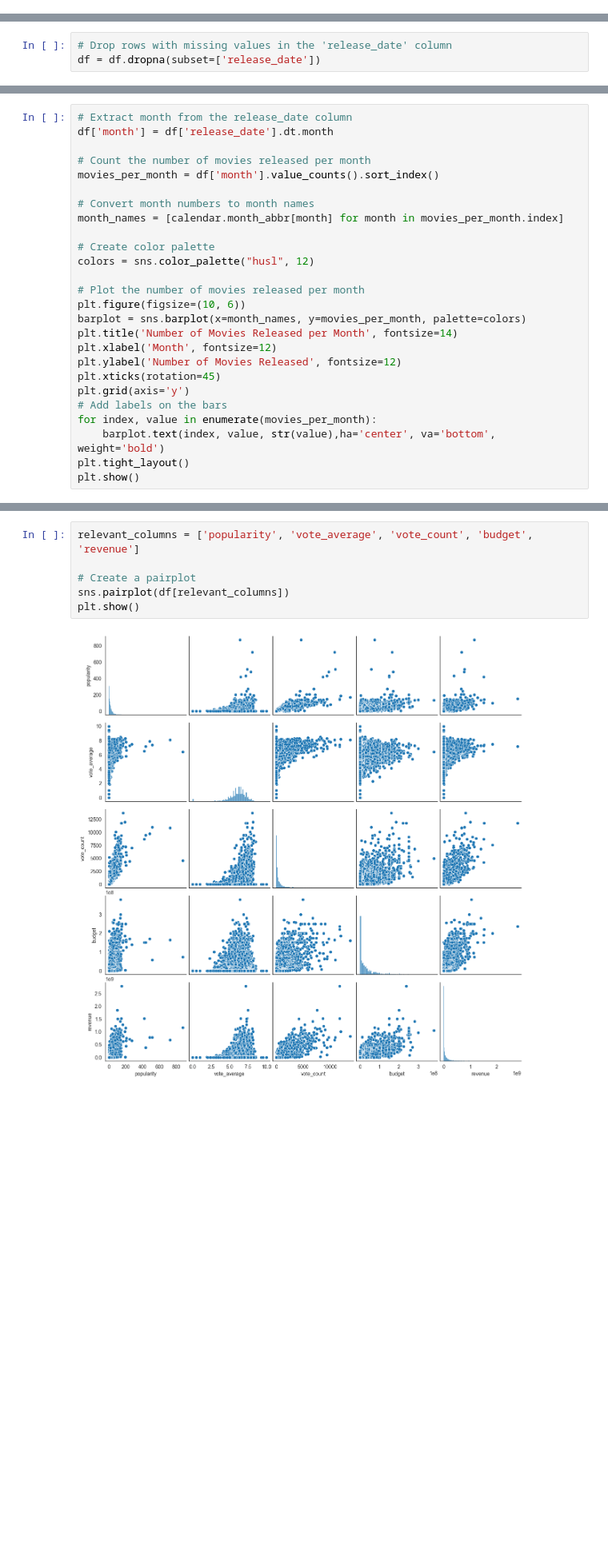
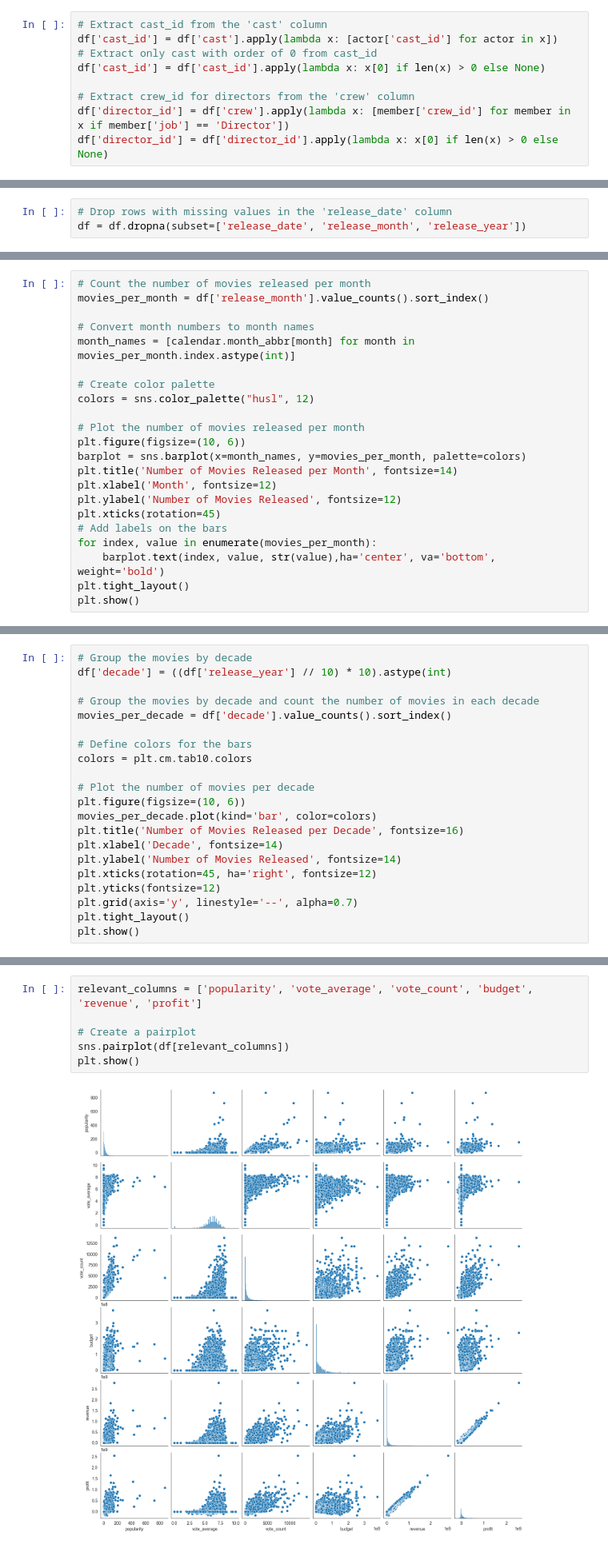
Before and after one commit to FatemehCh97/TMDB-Movie-Analytics-and-Recommendation, a Jupyter notebook: src/TMDB_Insights.ipynb, the cells around one changed output, grey strips where cells are left out. Shown at 80% size. Cells and saved outputs as stored; diff of their text form; blank space fills up the shorter version.

```diff
--- a/src/TMDB_Insights.ipynb
+++ b/src/TMDB_Insights.ipynb
@@ -356,5 +368,14 @@ newCols = ['id','title','release_date','popularity','vote_average','vote_count',
 
 df = merged_df[newCols]
+# %%
+# Extract cast_id from the 'cast' column
+df['cast_id'] = df['cast'].apply(lambda x: [actor['cast_id'] for actor in x])
+# Extract only cast with order of 0 from cast_id
+df['cast_id'] = df['cast_id'].apply(lambda x: x[0] if len(x) > 0 else None)
+
+# Extract crew_id for directors from the 'crew' column
+df['director_id'] = df['crew'].apply(lambda x: [member['crew_id'] for member in x if member['job'] == 'Director'])
+df['director_id'] = df['director_id'].apply(lambda x: x[0] if len(x) > 0 else None)
 # %%
 # DataFrame information after data preprocessing
 df.info()
@@ -411,4 +432,4 @@ df.loc[df.release_date.isnull()]
 Since the row with the missing release date also has missing values in most other columns, it's reasonable to drop this row from our dataset. This ensures that our analysis is based on complete and reliable data, improving the accuracy of our findings.
 # %%
 # Drop rows with missing values in the 'release_date' column
-df = df.dropna(subset=['release_date'])
+df = df.dropna(subset=['release_date', 'release_month', 'release_year'])
@@ -666,14 +688,11 @@ plt.show()
 # %% [output]
 [figure]
 # %%
-# Extract month from the release_date column
-df['month'] = df['release_date'].dt.month
-
 # Count the number of movies released per month
-movies_per_month = df['month'].value_counts().sort_index()
+movies_per_month = df['release_month'].value_counts().sort_index()
 
 # Convert month numbers to month names
-month_names = [calendar.month_abbr[month] for month in movies_per_month.index]
+month_names = [calendar.month_abbr[month] for month in movies_per_month.index.astype(int)]
 
 # Create color palette
 colors = sns.color_palette("husl", 12)
@@ -685,7 +704,6 @@ plt.title('Number of Movies Released per Month', fontsize=14)
 plt.xlabel('Month', fontsize=12)
 plt.ylabel('Number of Movies Released', fontsize=12)
 plt.xticks(rotation=45)
-plt.grid(axis='y')
 # Add labels on the bars
 for index, value in enumerate(movies_per_month):
     barplot.text(index, value, str(value),ha='center', va='bottom', weight='bold')
@@ -790,0 +774,21 @@ plt.show()
+# %%
+# Group the movies by decade
+df['decade'] = ((df['release_year'] // 10) * 10).astype(int)
+
+# Group the movies by decade and count the number of movies in each decade
+movies_per_decade = df['decade'].value_counts().sort_index()
+
+# Define colors for the bars
+colors = plt.cm.tab10.colors
+
+# Plot the number of movies per decade
+plt.figure(figsize=(10, 6))
+movies_per_decade.plot(kind='bar', color=colors)
+plt.title('Number of Movies Released per Decade', fontsize=16)
+plt.xlabel('Decade', fontsize=14)
+plt.ylabel('Number of Movies Released', fontsize=14)
+plt.xticks(rotation=45, ha='right', fontsize=12)
+plt.yticks(fontsize=12)
+plt.grid(axis='y', linestyle='--', alpha=0.7)
+plt.tight_layout()
+plt.show()
@@ -829,12 +876,12 @@ plt.show()
 # %% [output]
 [figure]
 # %%
-relevant_columns = ['popularity', 'vote_average', 'vote_count', 'budget', 'revenue']
+relevant_columns = ['popularity', 'vote_average', 'vote_count', 'budget', 'revenue', 'profit']
 
 # Create a pairplot
 sns.pairplot(df[relevant_columns])
 plt.show()
 # %% [output]
-[figure, old version]
+[figure, new version]
 # %% [markdown]
 # Data Modeling
```
Also changed, not shown: parts of 42 cells of this notebook.
